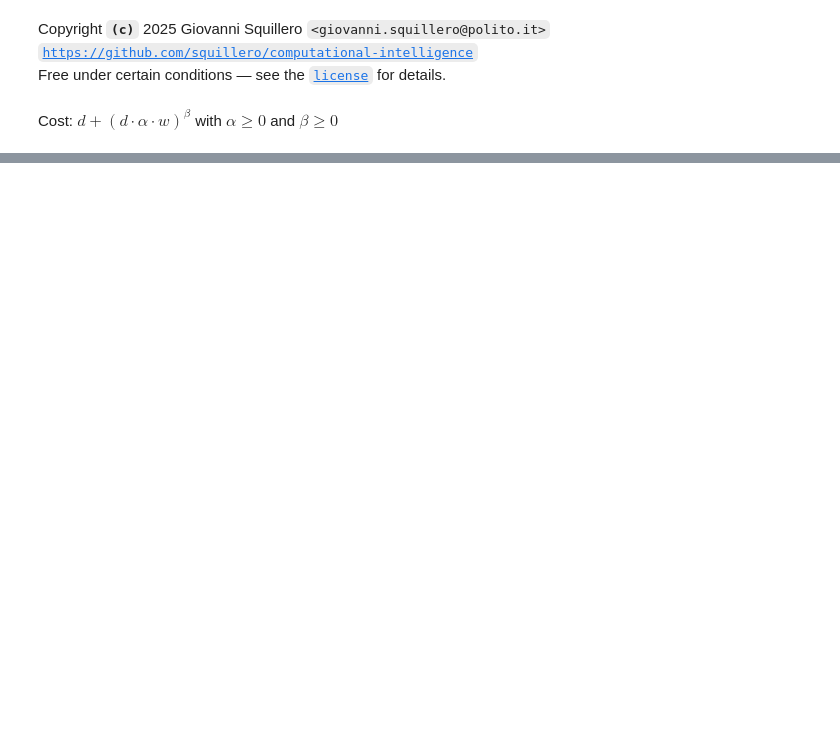
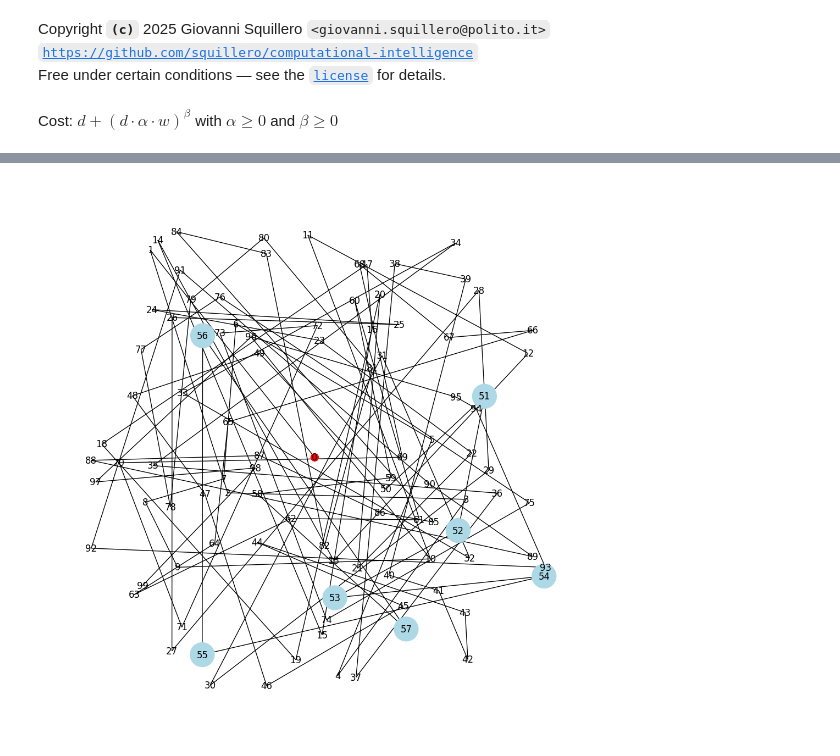
Before and after one commit to squillero/computational-intelligence, a Jupyter notebook: 2025-26/project-work/problem.ipynb, the cells around one changed output, grey strips where cells are left out. Saved outputs shown, nothing was run; the diff lists cells and outputs as text; code cells hidden in the pictures; blank space fills up the shorter version.

```diff
--- a/2025-26/project-work/problem.ipynb
+++ b/2025-26/project-work/problem.ipynb
@@ -120,0 +187,25 @@ ic| Problem(1_000, density=1, alpha=1, beta=2).baseline(): np.float64(57580018.8
+# %%
+def make_graph_magnificent_7(
+    num_cities: int, *, alpha: float = 1.0, beta: float = 1.0, density: float = 0.8, seed: int = 42
+):
+    problem = Problem(num_cities, alpha=alpha, beta=beta, density=density, seed=seed)
+
+    # gold
+    distances = nx.single_source_shortest_path_length(problem._graph, source=0)
+    max_distance = max(distances.values())
+
+    cities = sorted(range(1, num_cities), key=lambda c: distances[c])
+    for c in range(num_cities):
+        problem._graph.nodes[c]['gold'] = 0
+    for c in cities[num_cities - 7 - 1 :]:
+        problem._graph.nodes[c]['gold'] = 1000
+
+    assert nx.is_connected(problem._graph)
+    return problem
+
+
+N = 100
+P = make_graph_magnificent_7(N, density=1 / N / N, seed=1)
+P.plot()
+# %% [output]
+[figure, added]
```
Also changed, not shown: parts of 6 cells of this notebook, 4 other files.
